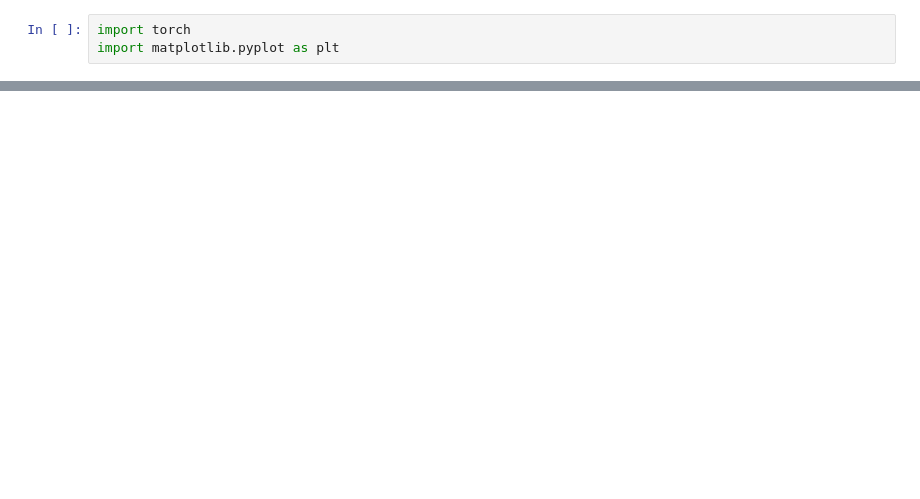
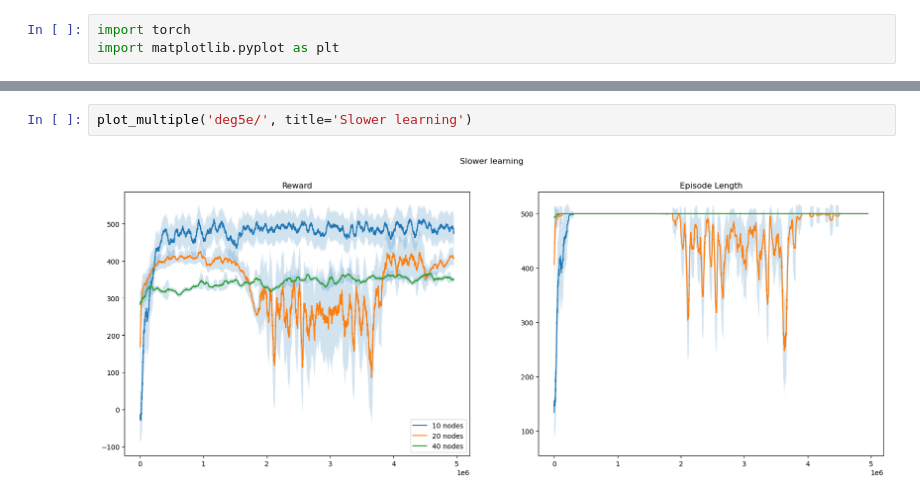
Before and after one commit to zazyzaya/minimal_yawning_titan, a Jupyter notebook: notebooks/viz.ipynb, the cells around one changed output, grey strips where cells are left out. Cells and saved outputs as stored; diff of their text form; blank space fills up the shorter version.

```diff
--- a/notebooks/viz.ipynb
+++ b/notebooks/viz.ipynb
@@ -52,0 +88,4 @@ plot_episode(40,0)
+# %%
+plot_multiple('deg5e/', title='Slower learning')
+# %% [output]
+[figure, added]
```
Also changed, not shown: parts of 6 cells of this notebook, 11 other files.
